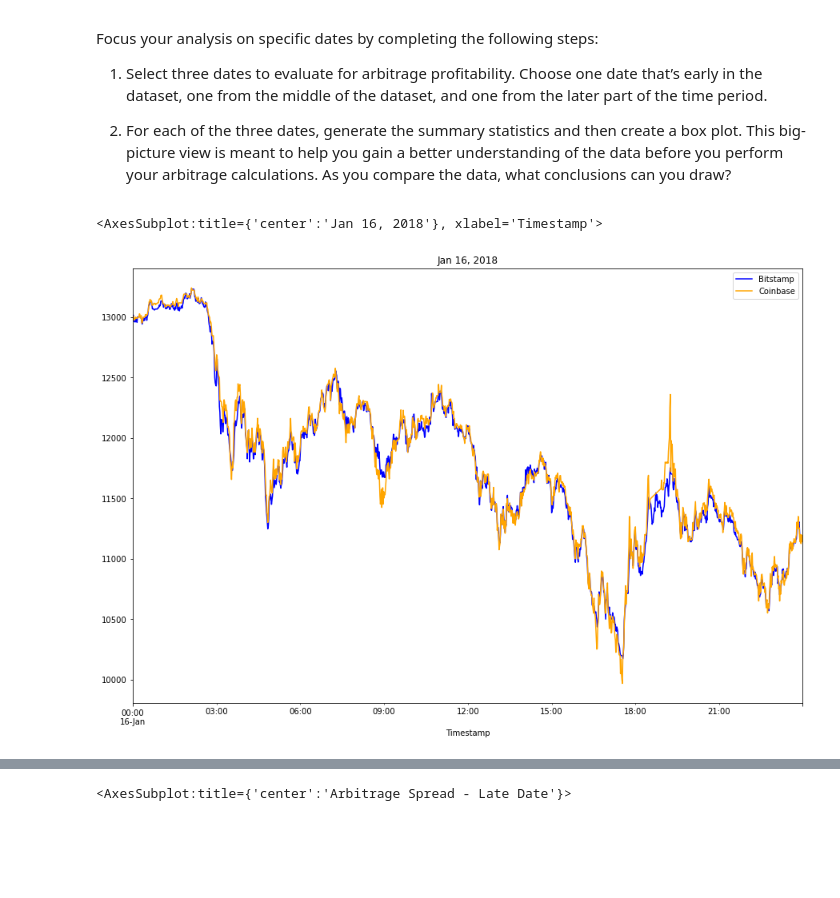
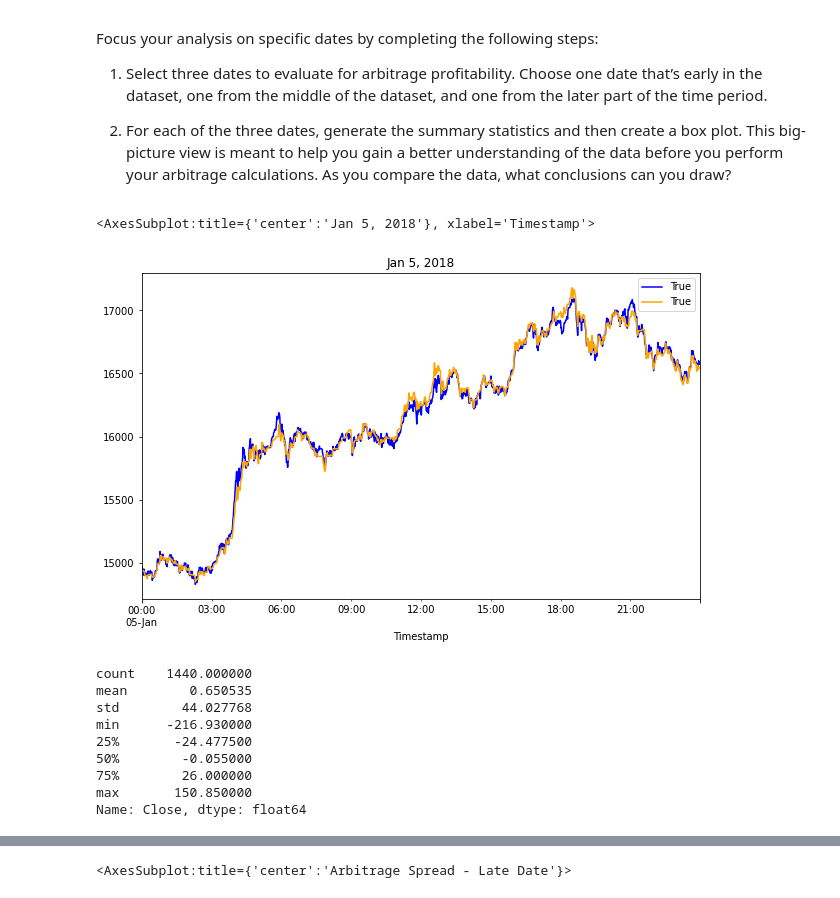
Before and after one commit to smruthid/FinancialAnalysisOfBitcoin, a Jupyter notebook: crypto_arbitrage.ipynb, the cells around one changed output, grey strips where cells are left out. Cells and saved outputs as stored; diff of their text form; code cells hidden in the pictures; blank space fills up the shorter version.

```diff
--- a/crypto_arbitrage.ipynb
+++ b/crypto_arbitrage.ipynb
@@ -309,7 +309,27 @@ Focus your analysis on specific dates by completing the following steps:
 # %%
 # Create an overlay plot that visualizes the two dataframes over a period of one day early in the dataset.
 # Be sure that the plots include the parameters `legend`, `figsize`, `title`, `color` and `label`
 # YOUR CODE HERE
+bitstamp_sliced.loc['2018-01-05'].plot(legend=True, figsize=(10,6), title='Jan 5, 2018', color='blue', label=True)
+coinbase_sliced.loc['2018-01-05'].plot(legend=True, figsize=(10,6), color='orange', label=True)
 # %% [output]
-<AxesSubplot:title={'center':'Jan 16, 2018'}, xlabel='Timestamp'>
+<AxesSubplot:title={'center':'Jan 5, 2018'}, xlabel='Timestamp'>
-[figure, old version]
+[figure, new version]
+# %%
+# Using the early date that you have selected, calculate the arbitrage spread
+# by subtracting the bitstamp lower closing prices from the coinbase higher closing prices
+arbitrage_spread_early = coinbase_sliced.loc['2018-01-05'] - bitstamp_sliced.loc['2018-01-05']
+
+# Generate summary statistics for the early DataFrame
+# YOUR CODE HERE
+arbitrage_spread_early.describe()
+# %% [output]
+count    1440.000000
+mean        0.650535
+std        44.027768
+min      -216.930000
+25%       -24.477500
+50%        -0.055000
+75%        26.000000
+max       150.850000
+Name: Close, dtype: float64
```
Also changed, not shown: parts of 12 cells of this notebook.
